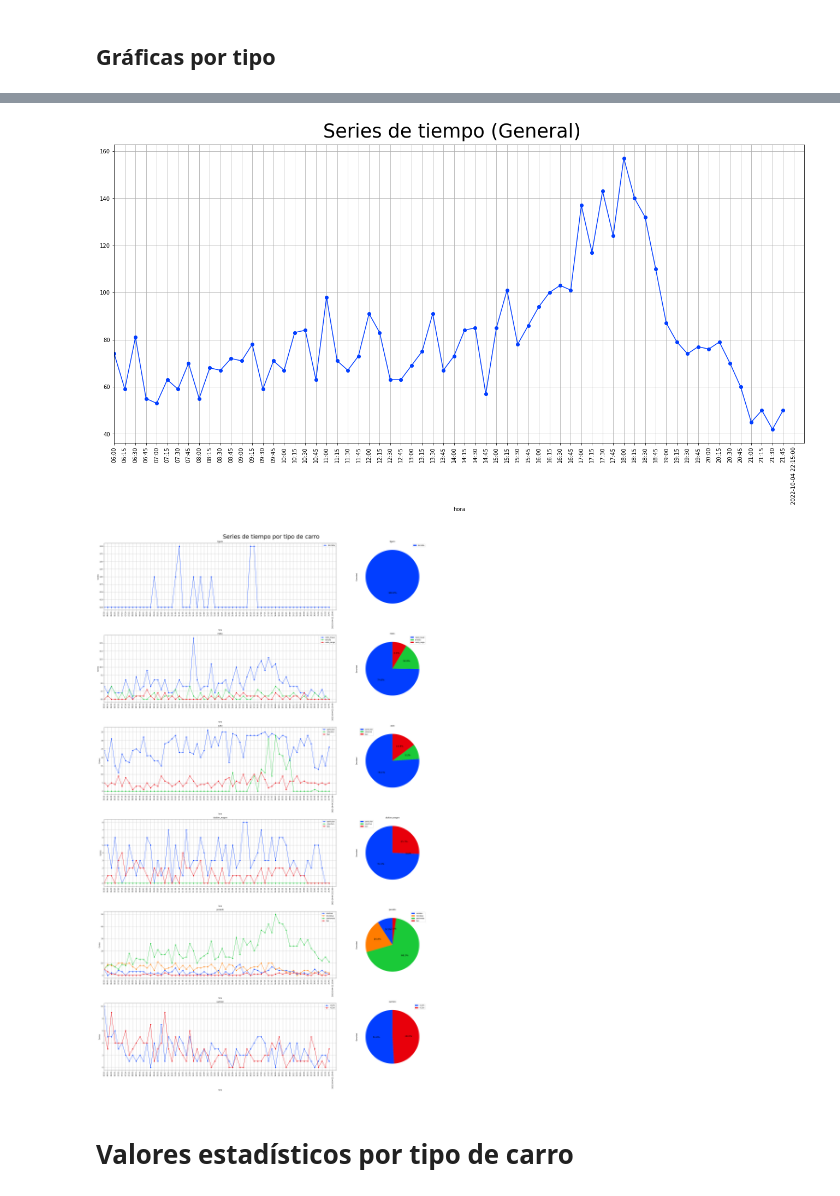
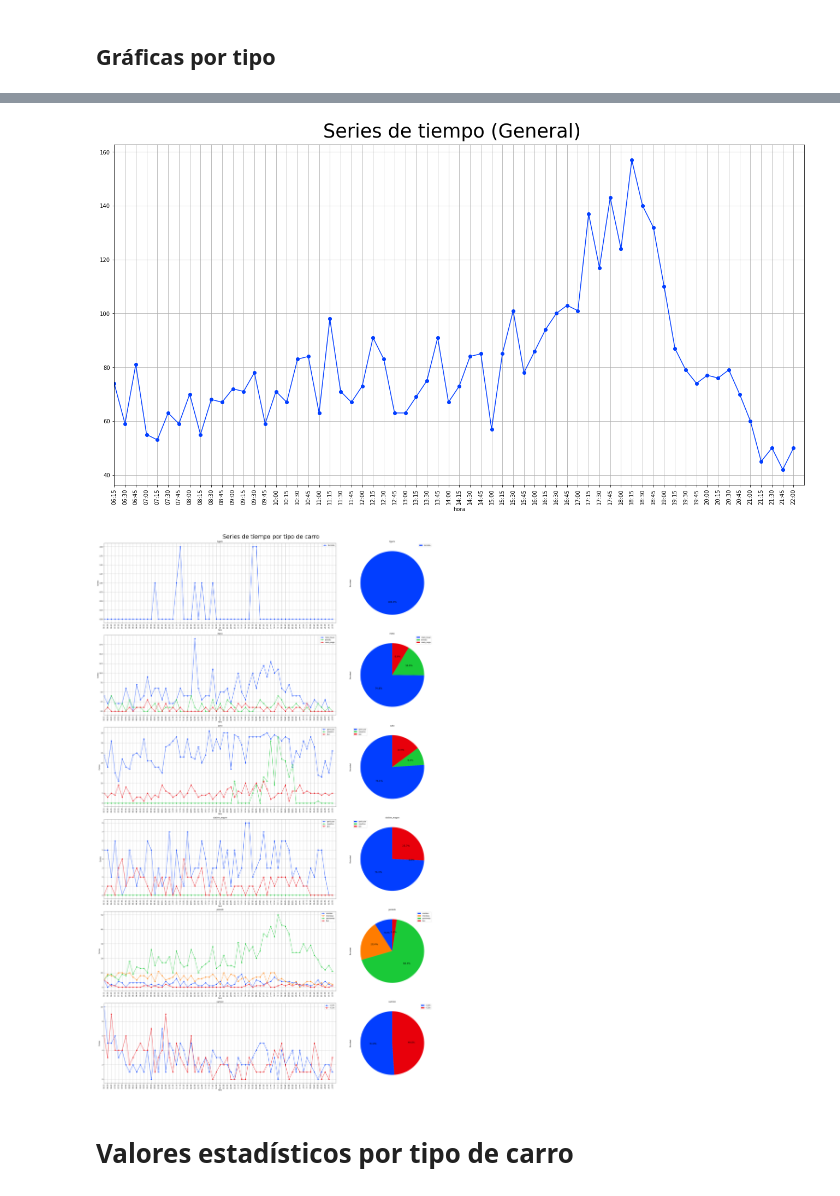
Before and after one commit to GreatestTrain/analisis_carretera, a Jupyter notebook: script.ipynb, the cells around one changed output, grey strips where cells are left out. Saved outputs shown, nothing was run; the diff lists cells and outputs as text; code cells hidden in the pictures.

```diff
--- a/script.ipynb
+++ b/script.ipynb
@@ -56,4 +56,4 @@ len(data)
 ## Gráficas por tipo
 # %%
 period = '15T' # -> 15 minutos
-data_resampled = data.resample(rule=period,label='left',closed='left').sum()
+data_resampled = data.resample(rule=period,label='right',closed='left').sum()
@@ -63,16 +81,16 @@ cmap = ListedColormap(sns.color_palette('bright', 4))
 # %%
 x_labels = data_resampled.index.astype('string').str.extract('(\d\d:\d\d):\d\d$').values.ravel().tolist()
 x_ticks = pd.to_datetime(x_labels).tolist()
-x_ticks += [max(x_ticks) + pd.Timedelta(period)]
-x_labels += [str(max(x_ticks) + pd.Timedelta(period))]
+# x_ticks += [max(x_ticks) + pd.Timedelta(period)]
+# x_labels += [str(max(x_ticks) + pd.Timedelta(period))]
 
 fig, axes = plt.subplots(figsize=(18,10), layout='constrained')
 fig.suptitle("Series de tiempo (General)", size=35)
 data_resampled.sum(axis=1).plot(ax = axes, xticks=x_ticks,rot=90, grid=True, colormap=cmap, marker='o', xlim=(min(x_ticks), max(x_ticks) + pd.Timedelta(period)))
 axes.set_xticklabels(x_labels)
 plt.show()
 # %% [output]
-[figure, old version]
+[figure, new version]
 # %%
 counter_idx = 0
 g = []
@@ -91,7 +109,7 @@ for ax, column_1 in zip(axes.reshape(-1,2), first_row):
 # plt.xticks(ticks = data_resampled.index,labels=[str(i) for i in data_resampled.index])
 plt.show()
 # %% [output]
-[figure, old version]
+[figure, new version]
 # %% [markdown]
 # Valores estadísticos por tipo de carro
 # %% [markdown]
```
Also changed, not shown: parts of 1 cell of this notebook.
